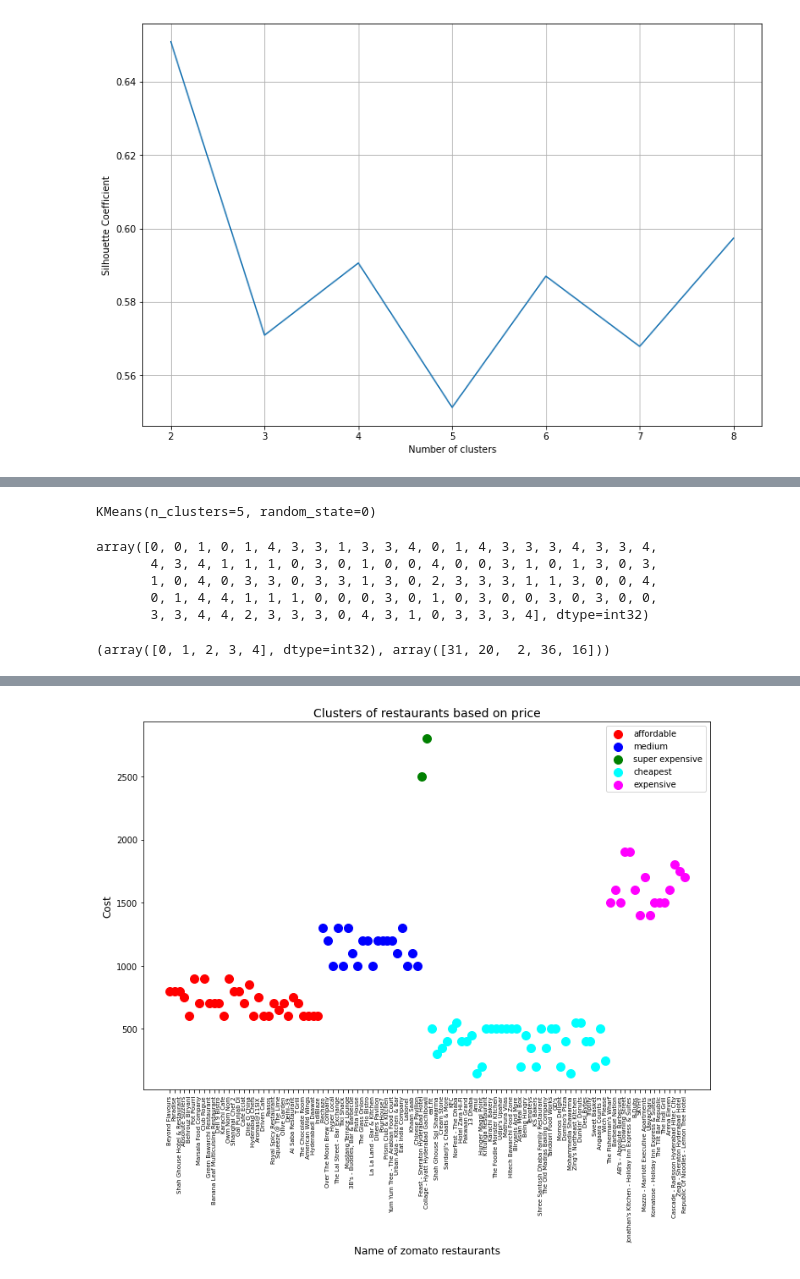
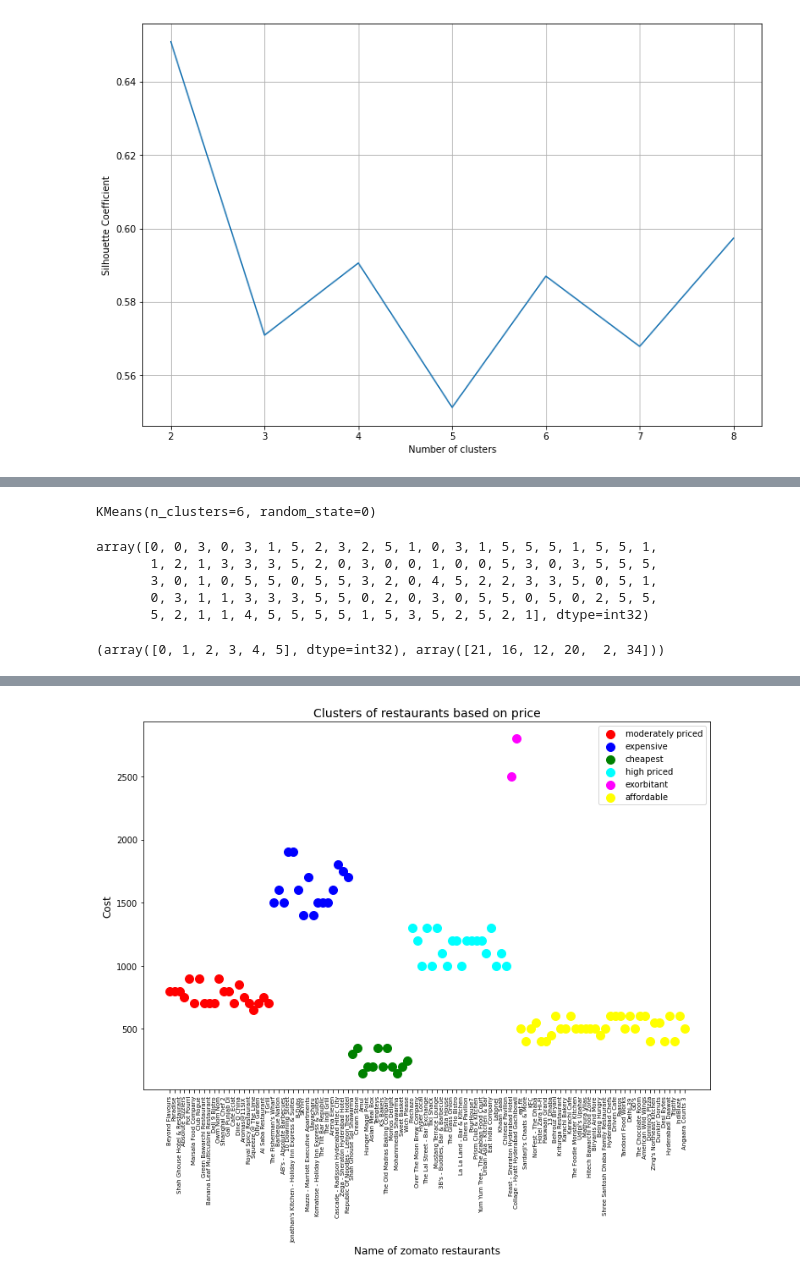
Before and after one commit to Nakulpradeep94/-ZOMATO-RESTAURANT-CLUSTERING-AND-SENTIMENT-ANALYSIS, a Jupyter notebook: ZOMATO_RESTAURANT_CLUSTERING_AND_SENTIMENT_ANALYSIS.ipynb, the cells around one changed output, grey strips where cells are left out. Cells and saved outputs as stored; diff of their text form; code cells hidden in the pictures.

```diff
--- a/ZOMATO_RESTAURANT_CLUSTERING_AND_SENTIMENT_ANALYSIS.ipynb
+++ b/ZOMATO_RESTAURANT_CLUSTERING_AND_SENTIMENT_ANALYSIS.ipynb
@@ -295,10 +417,6 @@ cluster_df.head()
 cluster_df['Cuisines'] = cluster_df['Cuisines'].str.replace(' ','')
 
 cluster_df['Cuisines'] = cluster_df['Cuisines'].str.split(',')
-# %%
-#cluster_df['Collections'] = cluster_df['Collections'].str.replace(' ','')
-
-cluster_df['Collections'] = cluster_df['Collections'].str.split(',')
 # %%
 cluster_df.head()
 # %% [output]
@@ -398,26 +520,26 @@ plt.grid(True)
 # %%
 #creating base model
-kmeans = KMeans(n_clusters = 5, random_state = 0)
+kmeans = KMeans(n_clusters = 6, random_state = 0)
 
 #fitting the model to the dataset
 kmeans.fit(cluster_df.iloc[:, 1:])
 # %% [output]
-KMeans(n_clusters=5, random_state=0)
+KMeans(n_clusters=6, random_state=0)
 # %%
 #Predicting the closest cluster each sample in X belongs to
 y_cluster = kmeans.predict(cluster_df.iloc[:, 1:])
 y_cluster
 # %% [output]
-array([0, 0, 1, 0, 1, 4, 3, 3, 1, 3, 3, 4, 0, 1, 4, 3, 3, 3, 4, 3, 3, 4,
-       4, 3, 4, 1, 1, 1, 0, 3, 0, 1, 0, 0, 4, 0, 0, 3, 1, 0, 1, 3, 0, 3,
-       1, 0, 4, 0, 3, 3, 0, 3, 3, 1, 3, 0, 2, 3, 3, 3, 1, 1, 3, 0, 0, 4,
-       0, 1, 4, 4, 1, 1, 1, 0, 0, 0, 3, 0, 1, 0, 3, 0, 0, 3, 0, 3, 0, 0,
-       3, 3, 4, 4, 2, 3, 3, 3, 0, 4, 3, 1, 0, 3, 3, 3, 4], dtype=int32)
+array([0, 0, 3, 0, 3, 1, 5, 2, 3, 2, 5, 1, 0, 3, 1, 5, 5, 5, 1, 5, 5, 1,
+       1, 2, 1, 3, 3, 3, 5, 2, 0, 3, 0, 0, 1, 0, 0, 5, 3, 0, 3, 5, 5, 5,
+       3, 0, 1, 0, 5, 5, 0, 5, 5, 3, 2, 0, 4, 5, 2, 2, 3, 3, 5, 0, 5, 1,
+       0, 3, 1, 1, 3, 3, 3, 5, 5, 0, 2, 0, 3, 0, 5, 5, 0, 5, 0, 2, 5, 5,
+       5, 2, 1, 1, 4, 5, 5, 5, 5, 1, 5, 3, 5, 2, 5, 2, 1], dtype=int32)
 # %%
 #unique clusters with its count
 np.unique(y_cluster, return_counts = True)
 # %% [output]
-(array([0, 1, 2, 3, 4], dtype=int32), array([31, 20,  2, 36, 16]))
+(array([0, 1, 2, 3, 4, 5], dtype=int32), array([21, 16, 12, 20,  2, 34]))
 # %%
 # Making label column
 cluster_df['labels'] = y_cluster
@@ -434,18 +556,19 @@ cluster_df.head()
 #Creating an array
 x = np.array(cluster_df)
 # %%
-plt.scatter(x[y_cluster==0, 0], x[y_cluster==0, 1], s=100, c='red', label ='affordable')
-plt.scatter(x[y_cluster==1, 0], x[y_cluster==1, 1], s=100, c='blue', label ='medium')
-plt.scatter(x[y_cluster==2, 0], x[y_cluster==2, 1], s=100, c='green', label ='super expensive')
-plt.scatter(x[y_cluster==3, 0], x[y_cluster==3, 1], s=100, c='cyan', label ='cheapest')
-plt.scatter(x[y_cluster==4, 0], x[y_cluster==4, 1], s=100, c='magenta', label ='expensive')
-
+#Scatter plot of 1st and second column
+plt.scatter(x[y_cluster==0, 0], x[y_cluster==0, 1], s=100, c='red', label ='moderately priced')
+plt.scatter(x[y_cluster==1, 0], x[y_cluster==1, 1], s=100, c='blue', label ='expensive')
+plt.scatter(x[y_cluster==2, 0], x[y_cluster==2, 1], s=100, c='green', label ='cheapest')
+plt.scatter(x[y_cluster==3, 0], x[y_cluster==3, 1], s=100, c='cyan', label ='high priced')
+plt.scatter(x[y_cluster==4, 0], x[y_cluster==4, 1], s=100, c='magenta', label ='exorbitant')
+plt.scatter(x[y_cluster==5, 0], x[y_cluster==5, 1], s=100, c='yellow', label ='affordable')
 #To display the x label, y label, title and xticks
 plt.title('Clusters of restaurants based on price', fontsize = 14)
 plt.xlabel('Name of zomato restaurants', fontsize = 12)
 plt.ylabel('Cost', fontsize = 12)
 plt.xticks(fontsize=7, rotation = 90)
 plt.legend()
 plt.show()
 # %% [output]
-[figure, old version]
+[figure, new version]
```
Also changed, not shown: parts of 32 cells of this notebook.
